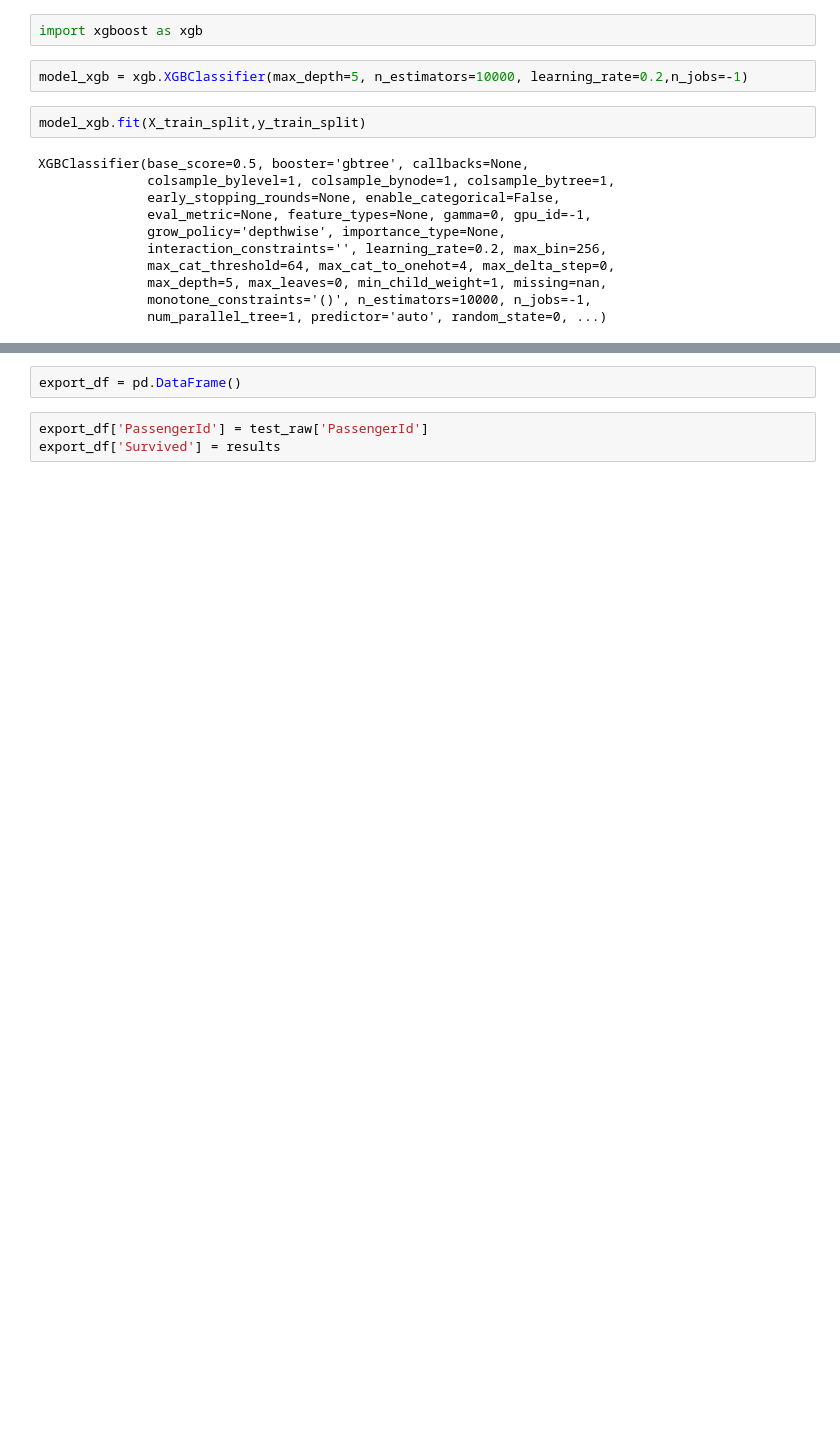
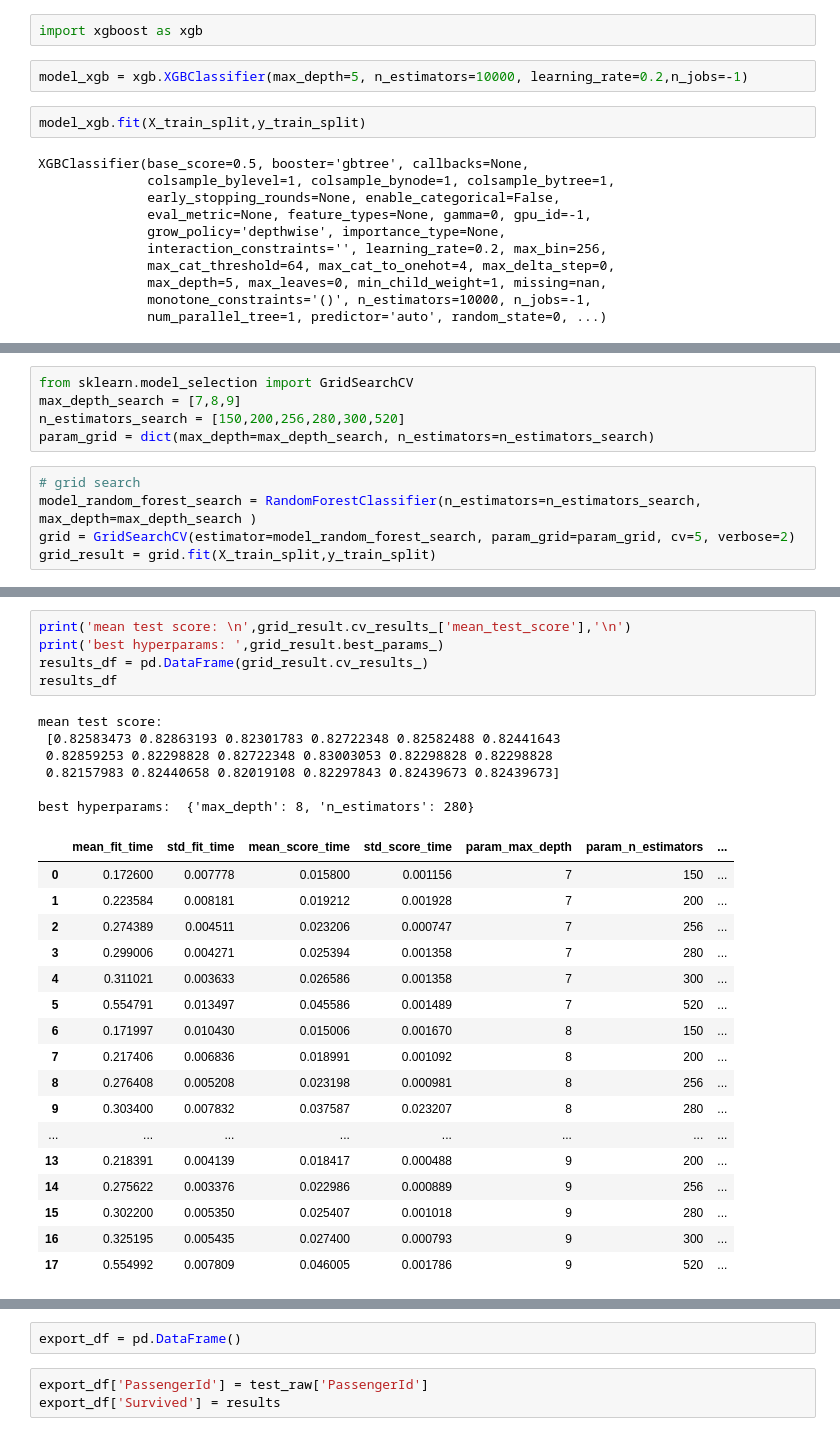
Before and after one commit to aster-fung/titanic_survival_prediction, a Jupyter notebook: Titanic_v4.ipynb, the cells around one changed output, grey strips where cells are left out. Cells and saved outputs as stored; diff of their text form; blank space fills up the shorter version.

Commit message:
finalized notebook v4 and updated prediction ( increased model prediction accuracy by 2%). updated READme.

```diff
--- a/Titanic_v4.ipynb
+++ b/Titanic_v4.ipynb
@@ -977,0 +1015,10 @@ Confusion matrix:
+# %%
+from sklearn.model_selection import GridSearchCV
+max_depth_search = [7,8,9]
+n_estimators_search = [150,200,256,280,300,520]
+param_grid = dict(max_depth=max_depth_search, n_estimators=n_estimators_search)
+# %%
+# grid search
+model_random_forest_search = RandomForestClassifier(n_estimators=n_estimators_search, max_depth=max_depth_search )
+grid = GridSearchCV(estimator=model_random_forest_search, param_grid=param_grid, cv=5, verbose=2)
+grid_result = grid.fit(X_train_split,y_train_split)
@@ -977,0 +1043,29 @@ Confusion matrix:
+# %%
+print('mean test score: \n',grid_result.cv_results_['mean_test_score'],'\n')
+print('best hyperparams: ',grid_result.best_params_)
+results_df = pd.DataFrame(grid_result.cv_results_)
+results_df
+# %% [output]
+mean test score:
+ [0.82583473 0.82863193 0.82301783 0.82722348 0.82582488 0.82441643
+ 0.82859253 0.82298828 0.82722348 0.83003053 0.82298828 0.82298828
+ 0.82157983 0.82440658 0.82019108 0.82297843 0.82439673 0.82439673]
+
+best hyperparams:  {'max_depth': 8, 'n_estimators': 280}
+|  | mean_fit_time | std_fit_time | mean_score_time | std_score_time | param_max_depth | param_n_estimators | ... |
+| 0 | 0.172600 | 0.007778 | 0.015800 | 0.001156 | 7 | 150 | ... |
+| 1 | 0.223584 | 0.008181 | 0.019212 | 0.001928 | 7 | 200 | ... |
+| 2 | 0.274389 | 0.004511 | 0.023206 | 0.000747 | 7 | 256 | ... |
+| 3 | 0.299006 | 0.004271 | 0.025394 | 0.001358 | 7 | 280 | ... |
+| 4 | 0.311021 | 0.003633 | 0.026586 | 0.001358 | 7 | 300 | ... |
+| 5 | 0.554791 | 0.013497 | 0.045586 | 0.001489 | 7 | 520 | ... |
+| 6 | 0.171997 | 0.010430 | 0.015006 | 0.001670 | 8 | 150 | ... |
+| 7 | 0.217406 | 0.006836 | 0.018991 | 0.001092 | 8 | 200 | ... |
+| 8 | 0.276408 | 0.005208 | 0.023198 | 0.000981 | 8 | 256 | ... |
+| 9 | 0.303400 | 0.007832 | 0.037587 | 0.023207 | 8 | 280 | ... |
+| ... | ... | ... | ... | ... | ... | ... | ... |
+| 13 | 0.218391 | 0.004139 | 0.018417 | 0.000488 | 9 | 200 | ... |
+| 14 | 0.275622 | 0.003376 | 0.022986 | 0.000889 | 9 | 256 | ... |
+| 15 | 0.302200 | 0.005350 | 0.025407 | 0.001018 | 9 | 280 | ... |
+| 16 | 0.325195 | 0.005435 | 0.027400 | 0.000793 | 9 | 300 | ... |
+| 17 | 0.554992 | 0.007809 | 0.046005 | 0.001786 | 9 | 520 | ... |
```
Also changed, not shown: parts of 36 cells of this notebook, 3 other files.
